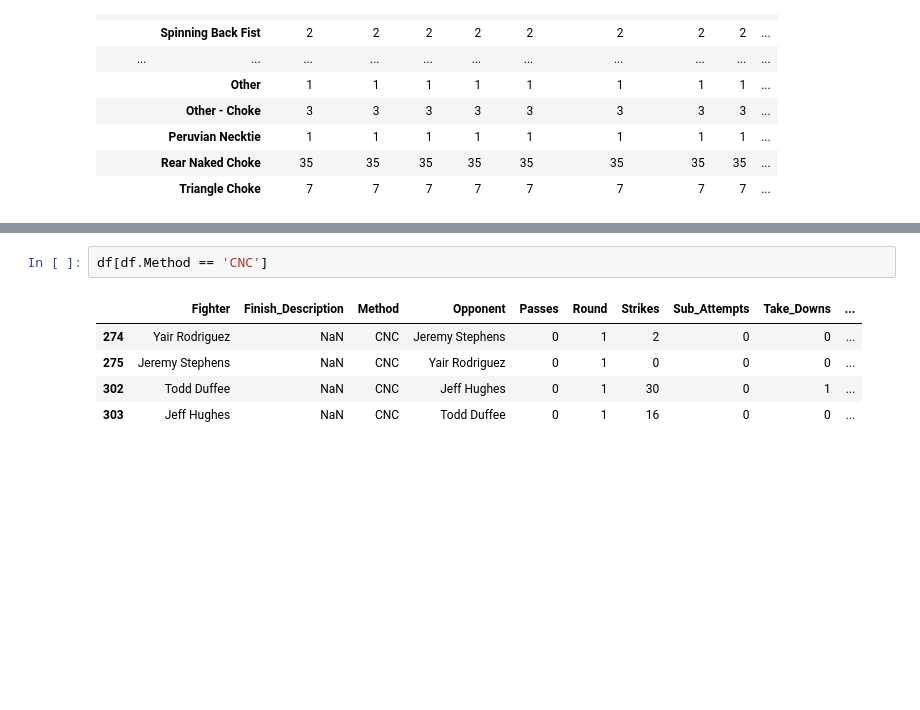
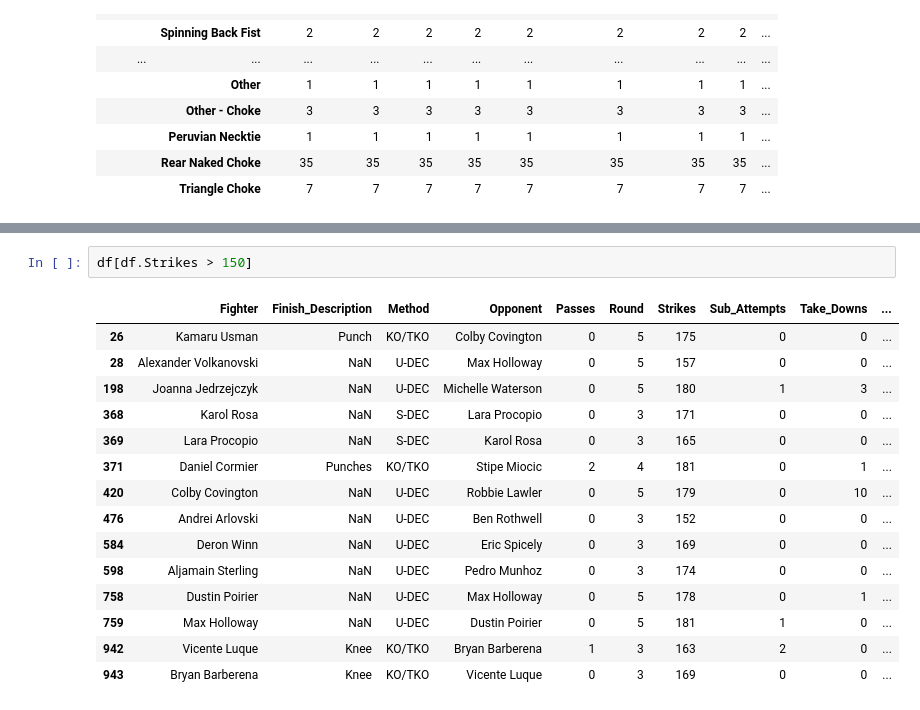
Before and after one commit to Daylen-Mackey/UFC-2019-In-Review, a Jupyter notebook: Web Scraping.ipynb, the cells around one changed output, grey strips where cells are left out. Drawn from its saved outputs; the diff is of its cells as text; blank space fills up the shorter version.

```diff
--- a/Web Scraping.ipynb
+++ b/Web Scraping.ipynb
@@ -339,8 +393,18 @@ evens.groupby(['Method','Finish_Description']).count()
 # %%
-df[df.Method == 'CNC']
+df[df.Strikes > 150]
 # %% [output]
 |  | Fighter | Finish_Description | Method | Opponent | Passes | Round | Strikes | Sub_Attempts | Take_Downs | ... |
-| 274 | Yair Rodriguez | NaN | CNC | Jeremy Stephens | 0 | 1 | 2 | 0 | 0 | ... |
-| 275 | Jeremy Stephens | NaN | CNC | Yair Rodriguez | 0 | 1 | 0 | 0 | 0 | ... |
-| 302 | Todd Duffee | NaN | CNC | Jeff Hughes | 0 | 1 | 30 | 0 | 1 | ... |
-| 303 | Jeff Hughes | NaN | CNC | Todd Duffee | 0 | 1 | 16 | 0 | 0 | ... |
+| 26 | Kamaru Usman | Punch | KO/TKO | Colby Covington | 0 | 5 | 175 | 0 | 0 | ... |
+| 28 | Alexander Volkanovski | NaN | U-DEC | Max Holloway | 0 | 5 | 157 | 0 | 0 | ... |
+| 198 | Joanna Jedrzejczyk | NaN | U-DEC | Michelle Waterson | 0 | 5 | 180 | 1 | 3 | ... |
+| 368 | Karol Rosa | NaN | S-DEC | Lara Procopio | 0 | 3 | 171 | 0 | 0 | ... |
+| 369 | Lara Procopio | NaN | S-DEC | Karol Rosa | 0 | 3 | 165 | 0 | 0 | ... |
+| 371 | Daniel Cormier | Punches | KO/TKO | Stipe Miocic | 2 | 4 | 181 | 0 | 1 | ... |
+| 420 | Colby Covington | NaN | U-DEC | Robbie Lawler | 0 | 5 | 179 | 0 | 10 | ... |
+| 476 | Andrei Arlovski | NaN | U-DEC | Ben Rothwell | 0 | 3 | 152 | 0 | 0 | ... |
+| 584 | Deron Winn | NaN | U-DEC | Eric Spicely | 0 | 3 | 169 | 0 | 0 | ... |
+| 598 | Aljamain Sterling | NaN | U-DEC | Pedro Munhoz | 0 | 3 | 174 | 0 | 0 | ... |
+| 758 | Dustin Poirier | NaN | U-DEC | Max Holloway | 0 | 5 | 178 | 0 | 1 | ... |
+| 759 | Max Holloway | NaN | U-DEC | Dustin Poirier | 0 | 5 | 181 | 1 | 0 | ... |
+| 942 | Vicente Luque | Knee | KO/TKO | Bryan Barberena | 1 | 3 | 163 | 2 | 0 | ... |
+| 943 | Bryan Barberena | Knee | KO/TKO | Vicente Luque | 0 | 3 | 169 | 0 | 0 | ... |
```
Also changed, not shown: parts of 7 cells of this notebook, 4 other files.
